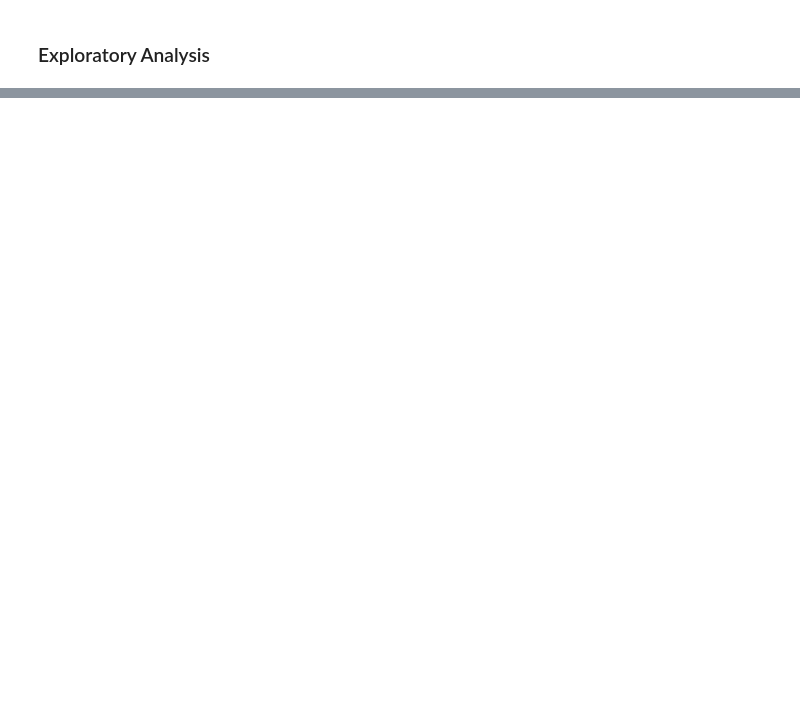
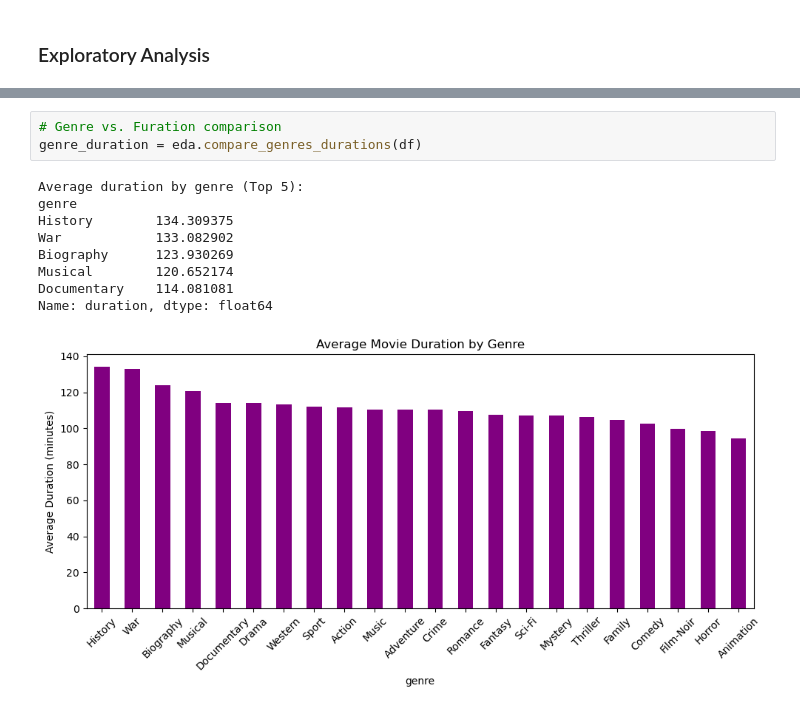
Before and after one commit to adrianlardies/feelms_predict_by_emotion, a Jupyter notebook: notebook/imdb.ipynb, the cells around one changed output, grey strips where cells are left out. Drawn from its saved outputs; the diff is of its cells as text; blank space fills up the shorter version.

```diff
--- a/notebook/imdb.ipynb
+++ b/notebook/imdb.ipynb
@@ -107,0 +287,13 @@ ModuleNotFoundError: No module named 'imdb_data_analysis'
+# %%
+# Genre vs. Furation comparison
+genre_duration = eda.compare_genres_durations(df)
+# %% [output]
+Average duration by genre (Top 5):
+genre
+History        134.309375
+War            133.082902
+Biography      123.930269
+Musical        120.652174
+Documentary    114.081081
+Name: duration, dtype: float64
+[figure, added]
```
Also changed, not shown: parts of 18 cells of this notebook, 4 other files.
